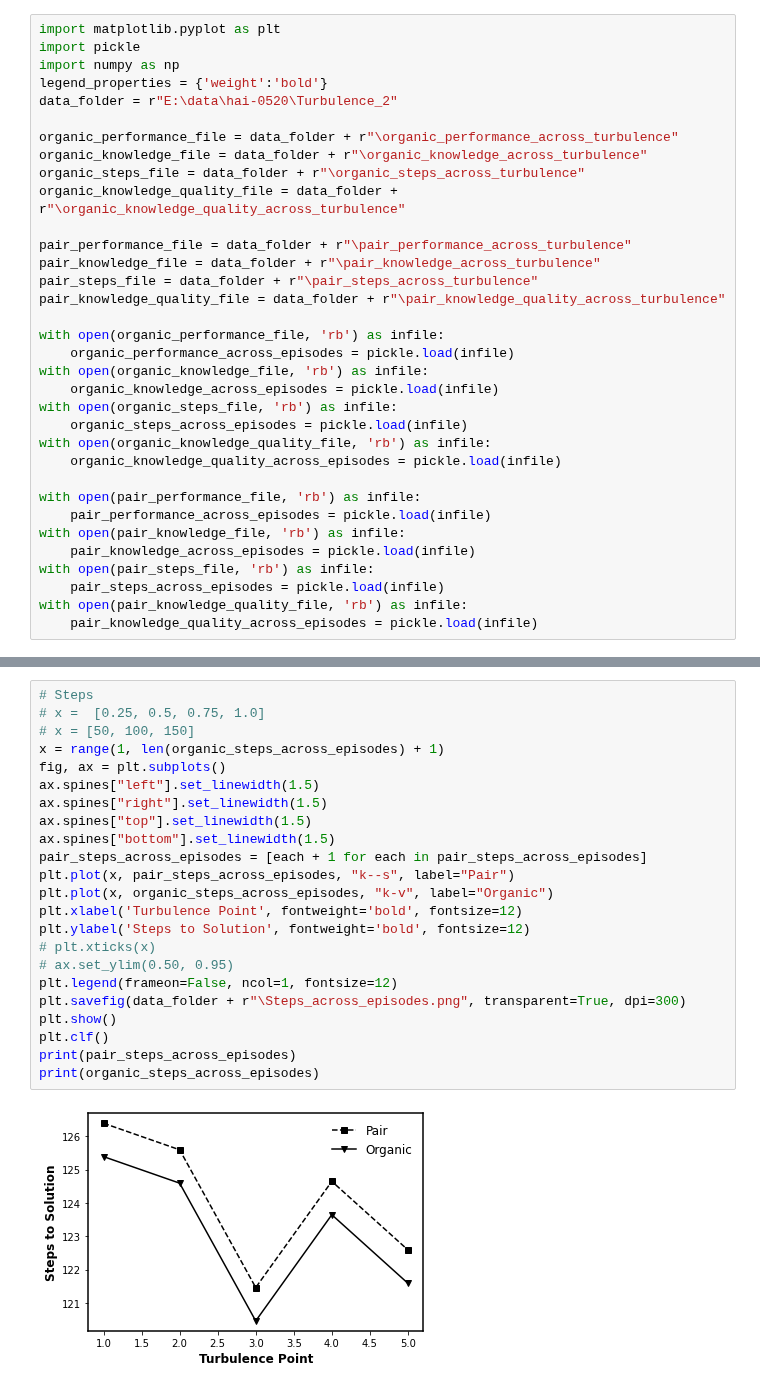
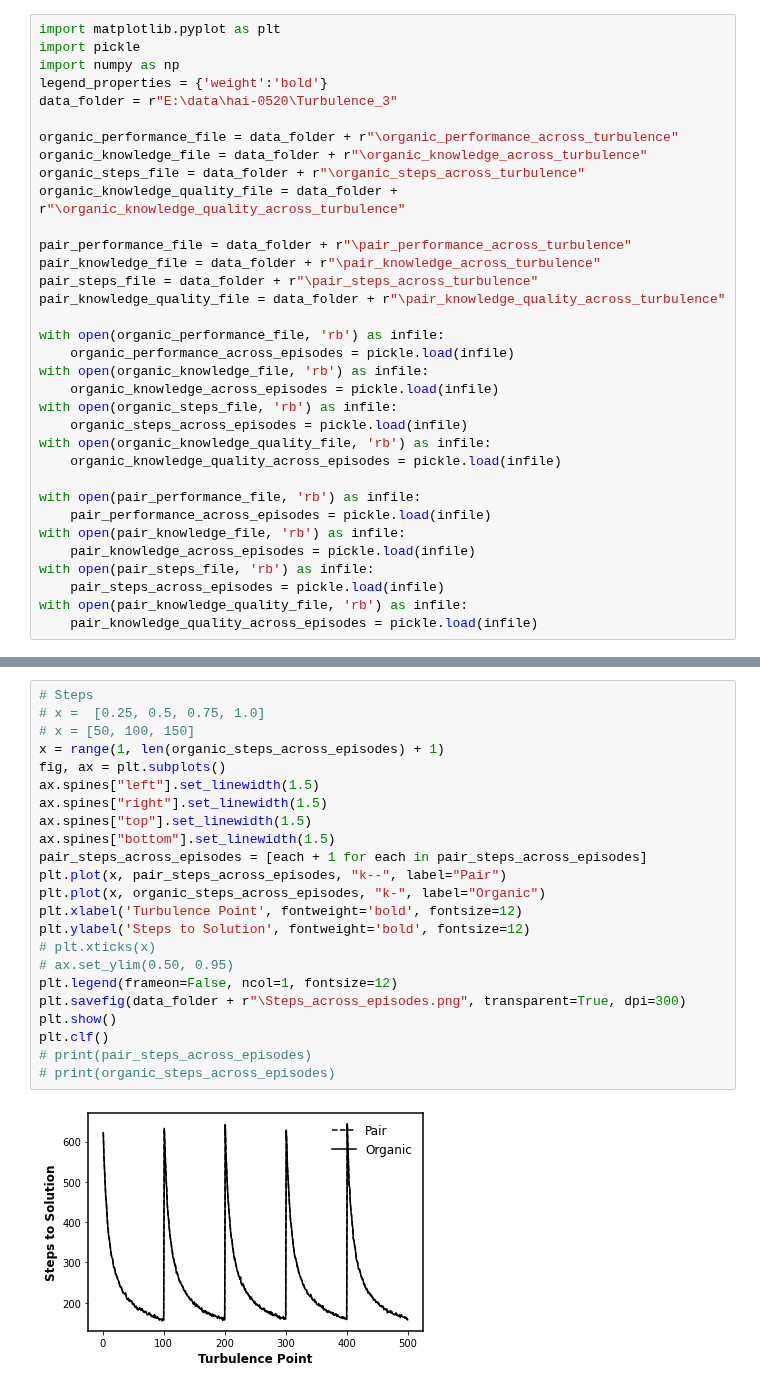
Before and after one commit to GrandJune/HAI, a Jupyter notebook: Turbulence/Results.ipynb, the cells around one changed output, grey strips where cells are left out. Cells and saved outputs as stored; diff of their text form.

Commit message:
Initialize: Figure 1-performance across learning length
Figure 2-Informed across distance from low peaks

```diff
--- a/Turbulence/Results.ipynb
+++ b/Turbulence/Results.ipynb
@@ -3,7 +3,7 @@ import matplotlib.pyplot as plt
 import pickle
 import numpy as np
 legend_properties = {'weight':'bold'}
-data_folder = r"E:\data\hai-0520\Turbulence_2"
+data_folder = r"E:\data\hai-0520\Turbulence_3"
 
 organic_performance_file = data_folder + r"\organic_performance_across_turbulence"
 organic_knowledge_file = data_folder + r"\organic_knowledge_across_turbulence"
@@ -74,25 +93,25 @@ print(organic_performance_across_episodes)
 # %%
 # Steps
 # x =  [0.25, 0.5, 0.75, 1.0]
 # x = [50, 100, 150]
 x = range(1, len(organic_steps_across_episodes) + 1)
 fig, ax = plt.subplots()
 ax.spines["left"].set_linewidth(1.5)
 ax.spines["right"].set_linewidth(1.5)
 ax.spines["top"].set_linewidth(1.5)
 ax.spines["bottom"].set_linewidth(1.5)
 pair_steps_across_episodes = [each + 1 for each in pair_steps_across_episodes]
-plt.plot(x, pair_steps_across_episodes, "k--s", label="Pair")
-plt.plot(x, organic_steps_across_episodes, "k-v", label="Organic")
+plt.plot(x, pair_steps_across_episodes, "k--", label="Pair")
+plt.plot(x, organic_steps_across_episodes, "k-", label="Organic")
 plt.xlabel('Turbulence Point', fontweight='bold', fontsize=12)
 plt.ylabel('Steps to Solution', fontweight='bold', fontsize=12)
 # plt.xticks(x)
 # ax.set_ylim(0.50, 0.95)
 plt.legend(frameon=False, ncol=1, fontsize=12)
 plt.savefig(data_folder + r"\Steps_across_episodes.png", transparent=True, dpi=300)
 plt.show()
 plt.clf()
-print(pair_steps_across_episodes)
-print(organic_steps_across_episodes)
+# print(pair_steps_across_episodes)
+# print(organic_steps_across_episodes)
 # %% [output]
-[figure, old version]
+[figure, new version]
```
Also changed, not shown: parts of 5 cells of this notebook.
